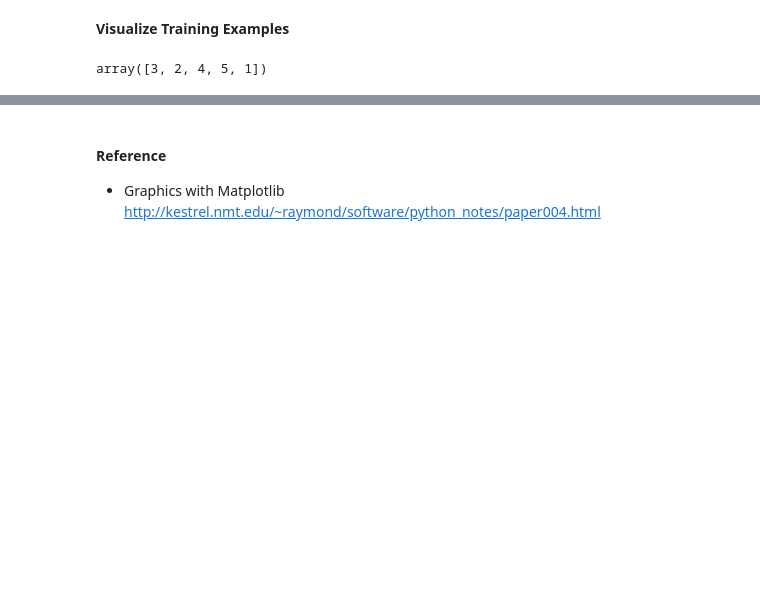
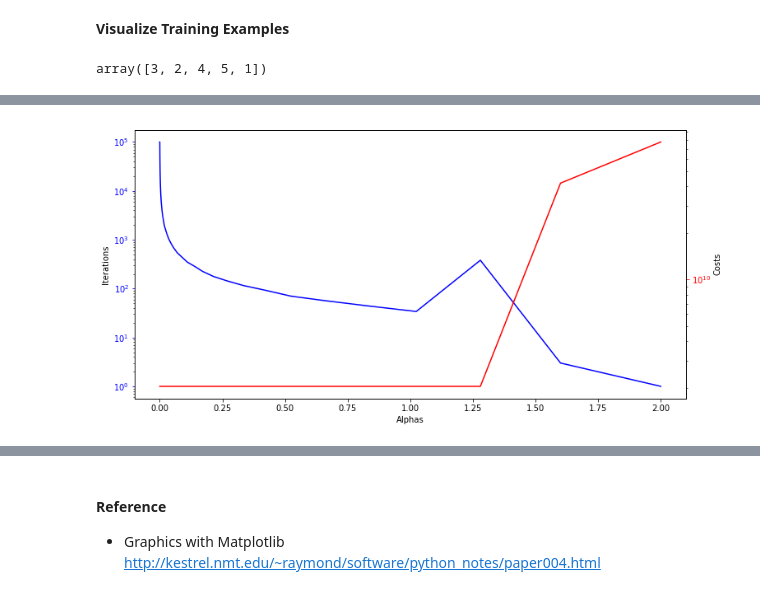
Before and after one commit to fiony/ml-course-andrew-ng, a Jupyter notebook: ex1/Programming Exercise 1-Linear Regression.ipynb, the cells around one changed output, grey strips where cells are left out. Cells and saved outputs as stored; diff of their text form; code cells hidden in the pictures; blank space fills up the shorter version.

```diff
--- a/ex1/Programming Exercise 1-Linear Regression.ipynb
+++ b/ex1/Programming Exercise 1-Linear Regression.ipynb
@@ -614,0 +635,39 @@ plt.show()
+# %%
+alpha = 2.0
+max_iter = int(1e5)
+min_cost = 1.0
+theta = np.zeros((3,1))
+
+optimum_cost = 2043280050
+result = []
+while alpha > 1e-4:
+    _theta, _cost, _iter = gradientDescentMulti_earlystop(X, y, theta, alpha, max_iter,min_cost)
+    #print ('Run with alpha={0}, iter={1}, cost_diff={2}'.format(alpha, _iter, _cost-optimum_cost))
+    result.append([alpha,_iter,_cost,_theta])
+    alpha = alpha * 0.8
+# %%
+result2 = np.zeros((len(result), 6))
+for i in range(0, len(result)):
+    result2[i,0:3] = result[i][0:3]
+    result2[i,3:] = result[i][3].flatten().tolist()
+# %%
+fig, ax1 = plt.subplots(figsize=[12,6])
+alphas = result2[:,0]
+iters = result2[:,1]
+costs = result2[:,2]
+
+ax1.semilogy(alphas, iters, 'b')
+#ax1.set_yscale('log')
+ax1.set_xlabel('Alphas')
+ax1.set_ylabel('Iterations')
+ax1.tick_params('y', colors='b')
+
+ax2 = ax1.twinx()
+ax2.semilogy(alphas, costs,'r')
+#ax2.set_yscale('log')
+ax2.set_ylabel('Costs')
+ax2.tick_params('y', colors='r')
+
+plt.show()
+# %% [output]
+[figure, added]
```
Also changed, not shown: parts of 6 cells of this notebook.
